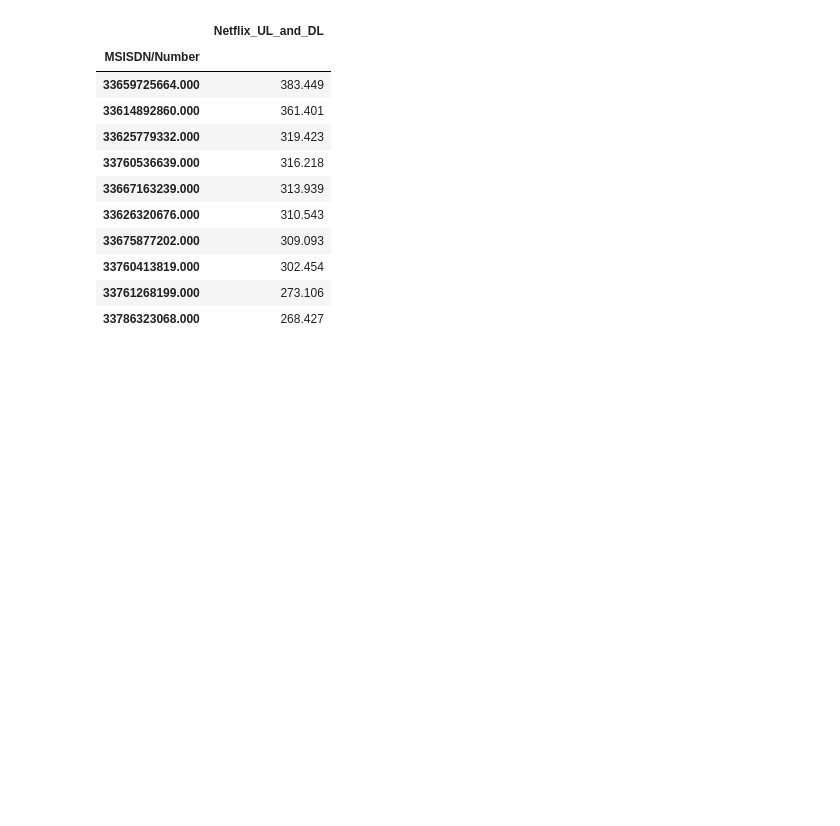
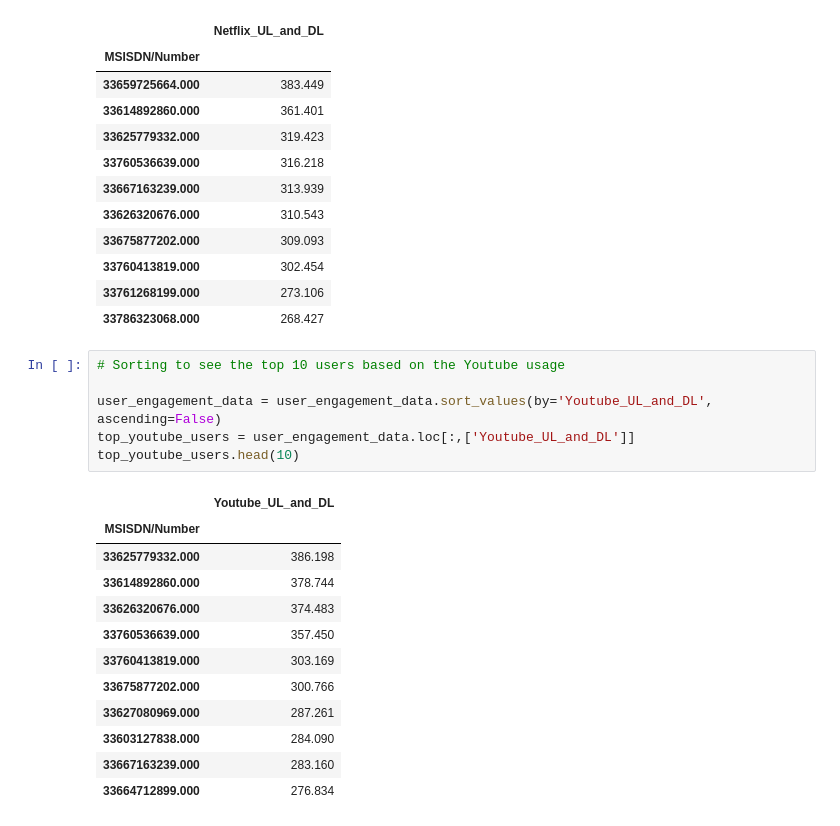
Before and after one commit to Micky373/Telecom_user_analytics, a Jupyter notebook: notebooks/user_engagement_analysis.ipynb, the cells around one changed output. Saved outputs shown, nothing was run; the diff lists cells and outputs as text; blank space fills up the shorter version.

Commit message:
Find the top 10 most engaged users in youtube

```diff
--- a/notebooks/user_engagement_analysis.ipynb
+++ b/notebooks/user_engagement_analysis.ipynb
@@ -326,3 +326,22 @@ top_netflix_users.head(10)
 | 33760413819.000 | 302.454 |
 | 33761268199.000 | 273.106 |
 | 33786323068.000 | 268.427 |
+# %%
+# Sorting to see the top 10 users based on the Youtube usage
+
+user_engagement_data = user_engagement_data.sort_values(by='Youtube_UL_and_DL', ascending=False)
+top_youtube_users = user_engagement_data.loc[:,['Youtube_UL_and_DL']]
+top_youtube_users.head(10)
+# %% [output]
+|  | Youtube_UL_and_DL |
+| MSISDN/Number |  |
+| 33625779332.000 | 386.198 |
+| 33614892860.000 | 378.744 |
+| 33626320676.000 | 374.483 |
+| 33760536639.000 | 357.450 |
+| 33760413819.000 | 303.169 |
+| 33675877202.000 | 300.766 |
+| 33627080969.000 | 287.261 |
+| 33603127838.000 | 284.090 |
+| 33667163239.000 | 283.160 |
+| 33664712899.000 | 276.834 |
```
